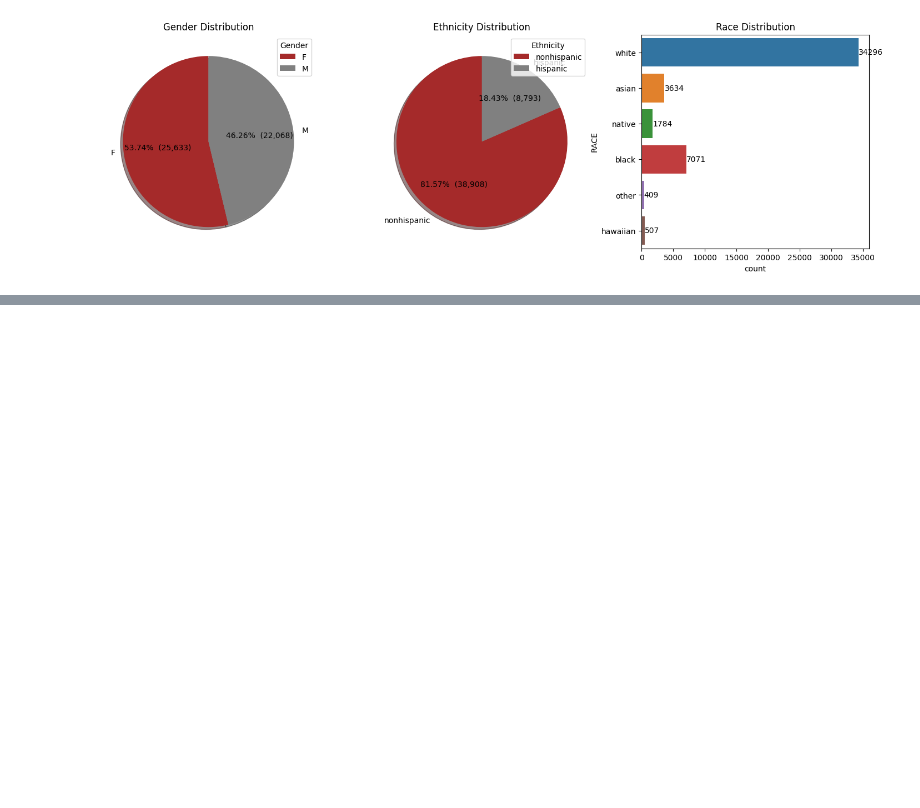
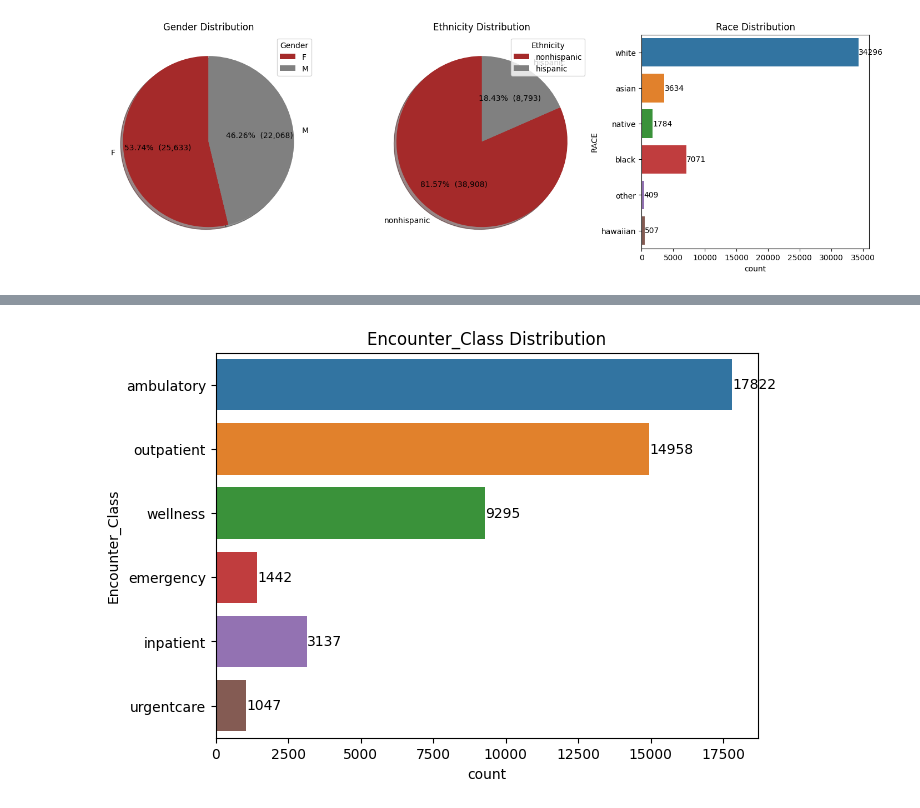
Before and after one commit to Akshay-Paunikar/Maven_Analytics_Challenges, a Jupyter notebook: Hospital_Patient_Records_Challenge/Maven_Hospital_Challenge.ipynb, the cells around one changed output, grey strips where cells are left out. Cells and saved outputs as stored; diff of their text form; code cells hidden in the pictures; blank space fills up the shorter version.

Commit message:
Maven Hospita Challenge - Encounter_Class Distribution

```diff
--- a/Hospital_Patient_Records_Challenge/Maven_Hospital_Challenge.ipynb
+++ b/Hospital_Patient_Records_Challenge/Maven_Hospital_Challenge.ipynb
@@ -683,0 +694,13 @@ plt.show()
+# %%
+plt.figure(figsize=(7,5))
+
+ax1 = plt.subplot2grid((1,1), (0,0))
+sns.countplot(y='Encounter_Class', data=final_dataset, orient='h', ax=ax1)
+for i in ax1.containers:
+    ax1.bar_label(i)
+plt.title("Encounter_Class Distribution")
+
+# plt.tight_layout()
+plt.show()
+# %% [output]
+[figure, added]
```
Also changed, not shown: parts of 2 cells of this notebook.
